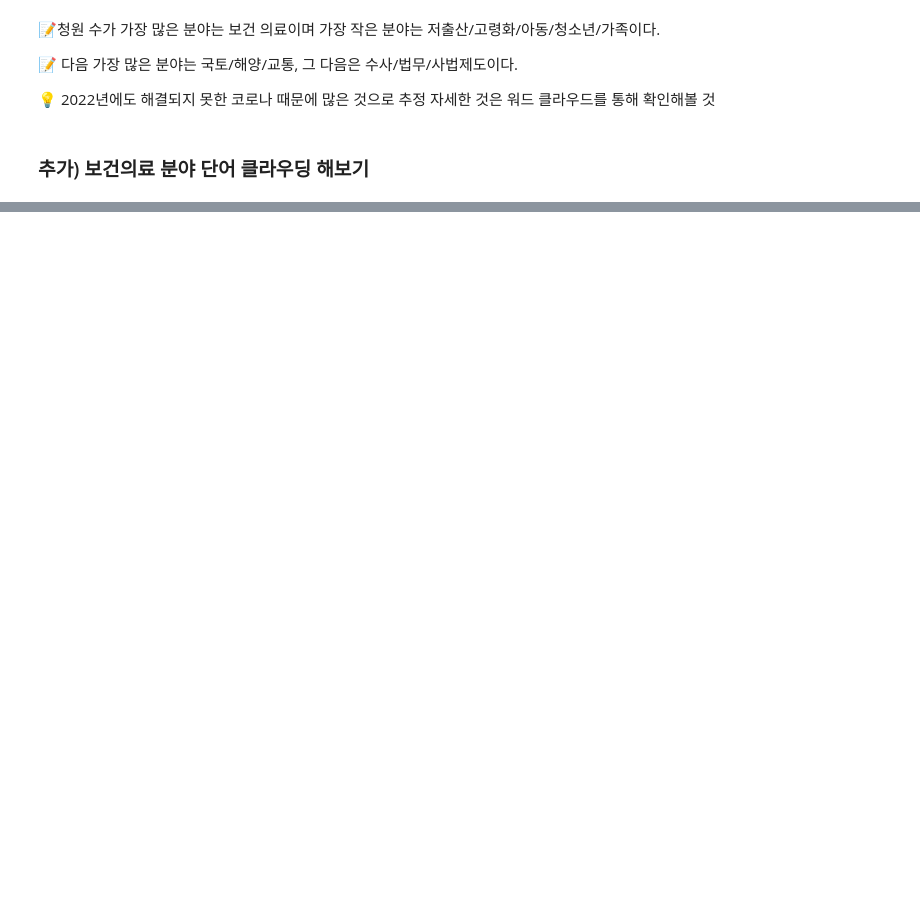
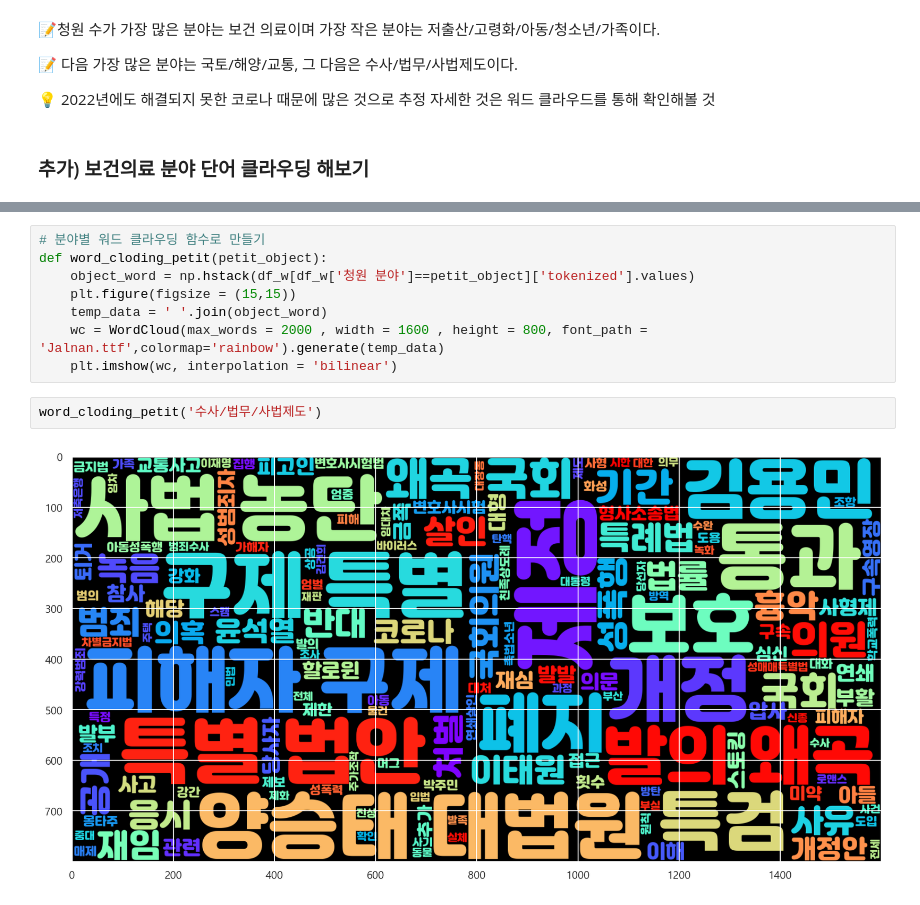
Before and after one commit to woOONi/AiSchool8_1team, a Jupyter notebook: miniproject_petit.ipynb, the cells around one changed output, grey strips where cells are left out. Saved outputs shown, nothing was run; the diff lists cells and outputs as text; blank space fills up the shorter version.

```diff
--- a/miniproject_petit.ipynb
+++ b/miniproject_petit.ipynb
@@ -459,0 +489,12 @@ KeyError: 'count'
+# %%
+# 분야별 워드 클라우딩 함수로 만들기
+def word_cloding_petit(petit_object):
+    object_word = np.hstack(df_w[df_w['청원 분야']==petit_object]['tokenized'].values)
+    plt.figure(figsize = (15,15))
+    temp_data = ' '.join(object_word)
+    wc = WordCloud(max_words = 2000 , width = 1600 , height = 800, font_path = 'Jalnan.ttf',colormap='rainbow').generate(temp_data)
+    plt.imshow(wc, interpolation = 'bilinear')
+# %%
+word_cloding_petit('수사/법무/사법제도')
+# %% [output]
+[figure, added]
```
Also changed, not shown: parts of 14 cells of this notebook, 1 other file.
